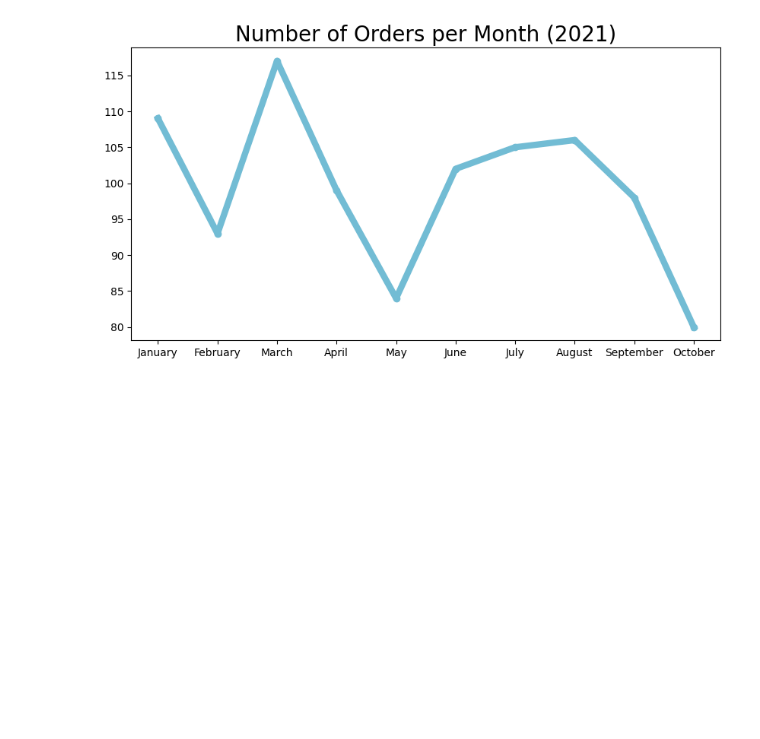
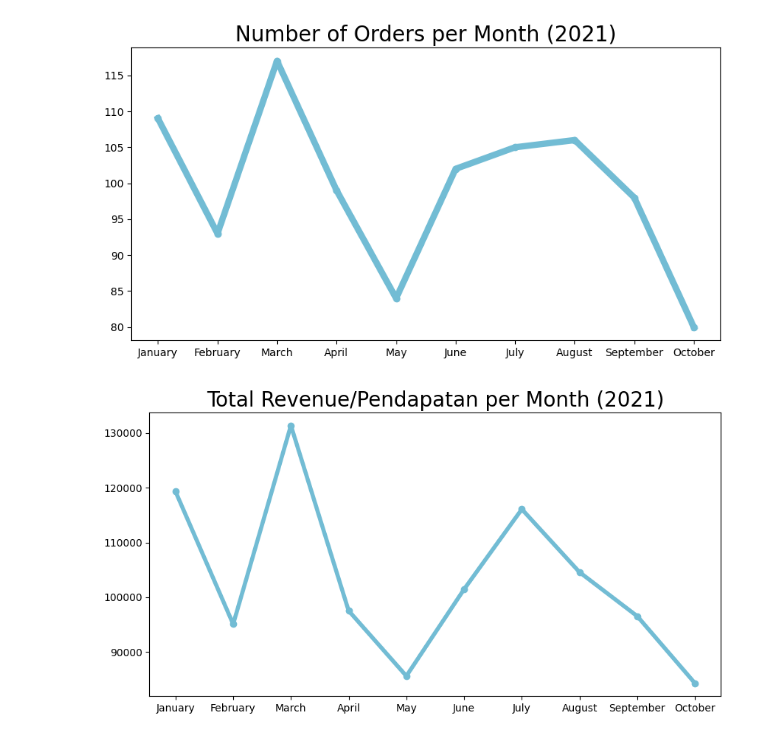
Before and after one commit to Rasio09/PortofolioData, a Jupyter notebook: portofolio/data_dicoding_collection/proyek_analisis_data/main.ipynb, the cells around one changed output. Saved outputs shown, nothing was run; the diff lists cells and outputs as text; code cells hidden in the pictures; blank space fills up the shorter version.

```diff
--- a/portofolio/data_dicoding_collection/proyek_analisis_data/main.ipynb
+++ b/portofolio/data_dicoding_collection/proyek_analisis_data/main.ipynb
@@ -861,3 +862,22 @@ plt.yticks(fontsize=10)
 plt.show()
 # %% [output]
 [figure]
+# %%
+# dari hasil diatas yang mengalami penurunan jumlah ordernya, dimana penurunan tersebut berdampak pada total revenue perusahaan.
+# untuk validasi buat line chart berikut ini
+
+plt.figure(figsize=(10,5)) #10 lebar dan 5 tinggi gbr
+plt.plot(
+    monthly_orders_df["order_date"],
+    monthly_orders_df["revenue"],
+    marker='o',
+    linewidth=4,
+    color="#72BCD4"
+)
+
+plt.title("Total Revenue/Pendapatan per Month (2021)", loc="center", fontsize=20)
+plt.xticks(fontsize=10)
+plt.yticks(fontsize=10)
+plt.show()
+# %% [output]
+[figure, added]
```
Also changed, not shown: parts of 14 cells of this notebook, 4 other files.
